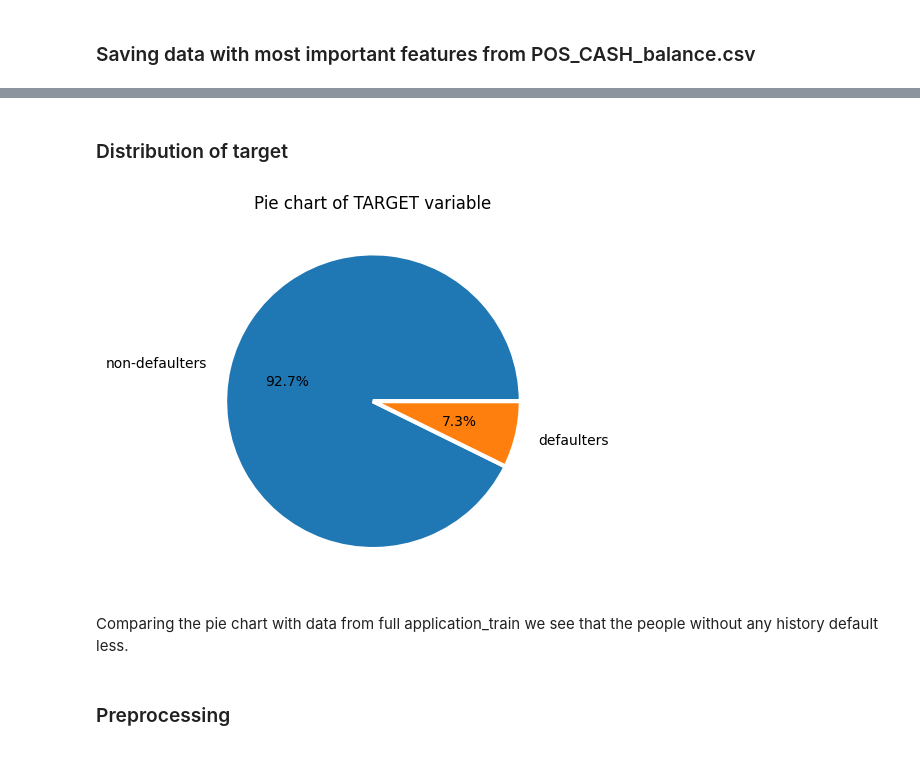
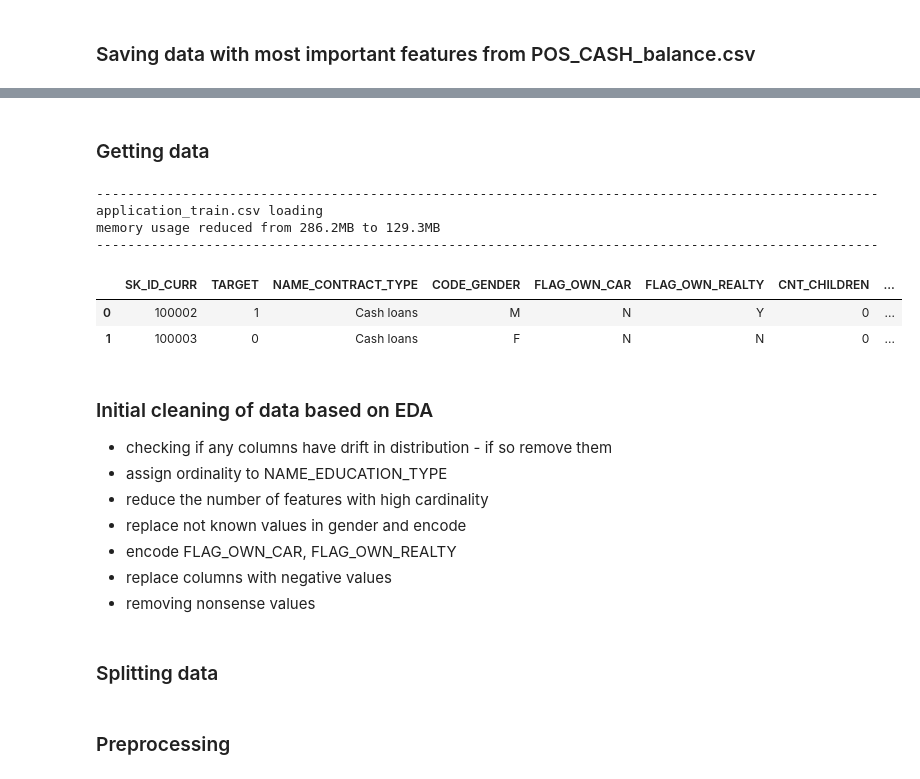
Before and after one commit to malgorzatakolka/HomeCreditDefaultRisk, a Jupyter notebook: Engineering.ipynb, the cells around one changed output, grey strips where cells are left out. Drawn from its saved outputs; the diff is of its cells as text; code cells hidden in the pictures.

Commit message:
Cleaning

```diff
--- a/Engineering.ipynb
+++ b/Engineering.ipynb
@@ -1205,8 +1198,46 @@ df_train_merged = pd.merge(X_train, y_train, left_index=True, right_index=True)
-# %% [markdown]
-### Distribution of target
-# %%
-pie_plot(df_train_merged, 'TARGET', ['non-defaulters', 'defaulters'])
-# %% [output]
-[figure, removed]
-# %% [markdown]
-Comparing the pie chart with data from full application_train we see that the people without any history default less.
+# %% [markdown]
+### Getting data
+# %%
+# Columns of interes from EDA
+col_interest = ['EXT_SOURCE_2', 'EXT_SOURCE_3', 'REGION_POPULATION_RELATIVE', 'AMT_GOODS_PRICE',
+                 'REGION_RATING_CLIENT_W_CITY', 'AMT_ANNUITY', 'AMT_INCOME_TOTAL', 'AMT_CREDIT', 'DEF_30_CNT_SOCIAL_CIRCLE',
+                 'DEF_60_CNT_SOCIAL_CIRCLE', 'OWN_CAR_AGE', 'FLOORSMAX_MODE', 'FLOORSMAX_MEDI',
+                 'EXT_SOURCE_1', 'HOUR_APPR_PROCESS_START', 'CNT_CHILDREN', 'ELEVATORS_MODE',
+                 'CNT_FAM_MEMBERS', 'FLOORSMIN_MODE', 'AMT_REQ_CREDIT_BUREAU_QRT', 'ELEVATORS_MEDI',
+                 'FLOORSMIN_MEDI', 'AMT_REQ_CREDIT_BUREAU_YEAR', 'ENTRANCES_MEDI', 'FLOORSMAX_AVG',
+                 'ENTRANCES_MODE', 'YEARS_BEGINEXPLUATATION_MODE', 'DAYS_BIRTH', 'DAYS_ID_PUBLISH',
+                 'DAYS_LAST_PHONE_CHANGE', 'YEARS_BUILD_MODE', 'ELEVATORS_AVG', 'YEARS_BUILD_MEDI',
+                 'YEARS_BEGINEXPLUATATION_MEDI', 'AMT_REQ_CREDIT_BUREAU_MON', 'YEARS_BUILD_AVG',
+                 'FLOORSMIN_AVG', 'OBS_60_CNT_SOCIAL_CIRCLE', 'YEARS_BEGINEXPLUATATION_AVG', 'OBS_30_CNT_SOCIAL_CIRCLE',
+                'OCCUPATION_TYPE', 'NAME_INCOME_TYPE', 'REGION_RATING_CLIENT', 'NAME_EDUCATION_TYPE',
+                'CODE_GENDER', 'REG_CITY_NOT_WORK_CITY', 'FLAG_EMP_PHONE', 'ORGANIZATION_TYPE',
+                'REG_CITY_NOT_LIVE_CITY', 'FLAG_DOCUMENT_3', 'NAME_FAMILY_STATUS', 'NAME_HOUSING_TYPE',
+                'LIVE_CITY_NOT_WORK_CITY', 'NAME_CONTRACT_TYPE', 'FLAG_WORK_PHONE', 'FLAG_DOCUMENT_6',
+                'FLAG_PHONE', 'WALLSMATERIAL_MODE', 'FLAG_DOCUMENT_16', 'FLAG_DOCUMENT_13', 'FLAG_DOCUMENT_14',
+                'HOUSETYPE_MODE', 'FLAG_DOCUMENT_8', 'FLAG_DOCUMENT_18', 'NAME_TYPE_SUITE', 'REG_REGION_NOT_WORK_REGION',
+                'FONDKAPREMONT_MODE', 'FLAG_DOCUMENT_11', 'FLAG_DOCUMENT_15', 'REG_REGION_NOT_LIVE_REGION', 'FLAG_DOCUMENT_21',
+                'DAYS_EMPLOYED', 'TARGET']
+
+# Loading data
+application = load_data('application_train')
+
+# Display
+application.head(2)
+# %% [output]
+----------------------------------------------------------------------------------------------------
+application_train.csv loading
+memory usage reduced from 286.2MB to 129.3MB
+----------------------------------------------------------------------------------------------------
+|  | SK_ID_CURR | TARGET | NAME_CONTRACT_TYPE | CODE_GENDER | FLAG_OWN_CAR | FLAG_OWN_REALTY | CNT_CHILDREN | ... |
+| 0 | 100002 | 1 | Cash loans | M | N | Y | 0 | ... |
+| 1 | 100003 | 0 | Cash loans | F | N | N | 0 | ... |
+# %% [markdown]
+### Initial cleaning of data based on EDA
+
+* checking if any columns have drift in distribution - if so remove them
+* assign ordinality to NAME_EDUCATION_TYPE
+* reduce the number of features with high cardinality
+* replace not known values in gender and encode
+* encode FLAG_OWN_CAR, FLAG_OWN_REALTY
+* replace columns with negative values
+* removing nonsense values
@@ -1212,0 +1274,2 @@ Comparing the pie chart with data from full application_train we see that the pe
+# %% [markdown]
+### Splitting data
```
Also changed, not shown: parts of 124 cells of this notebook.
